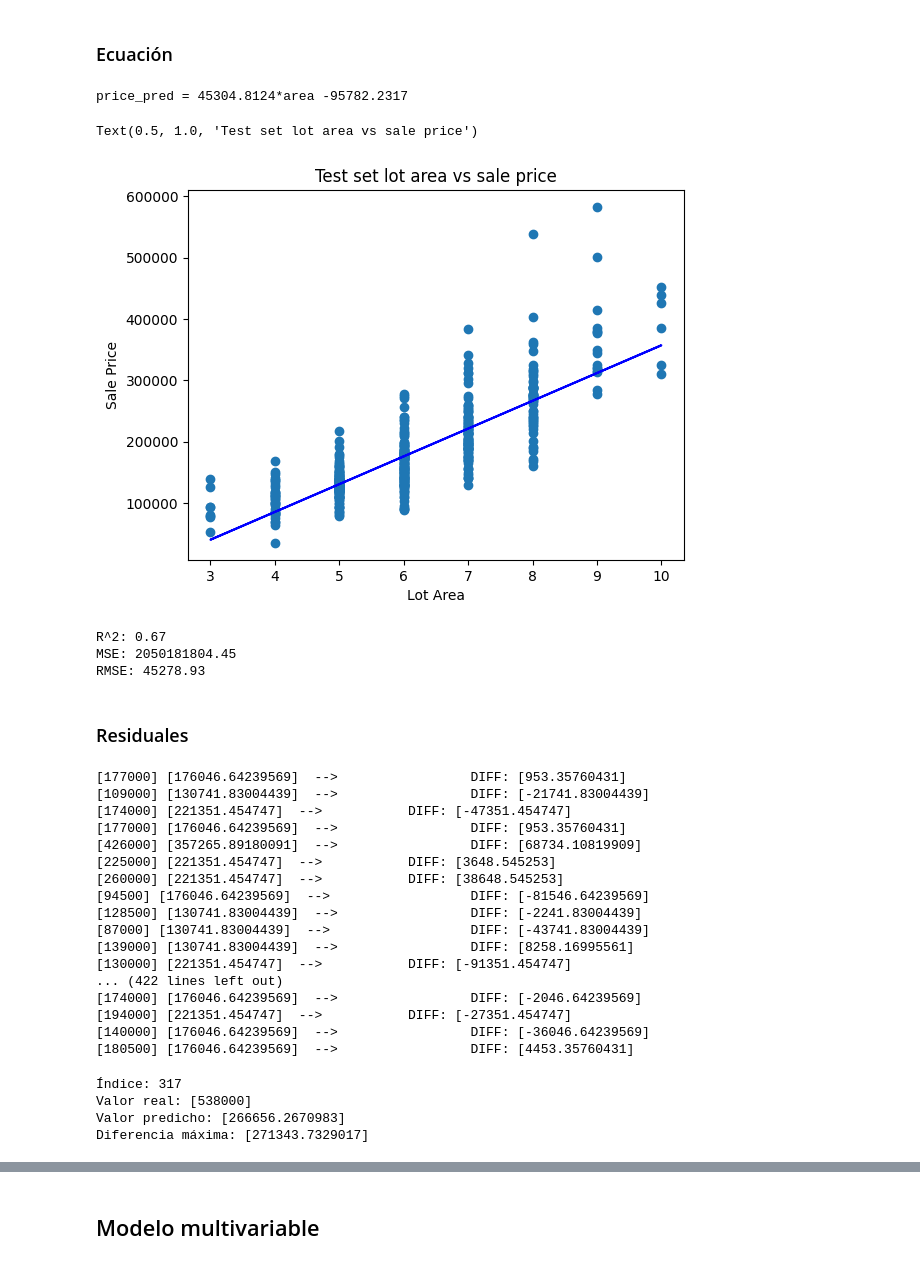
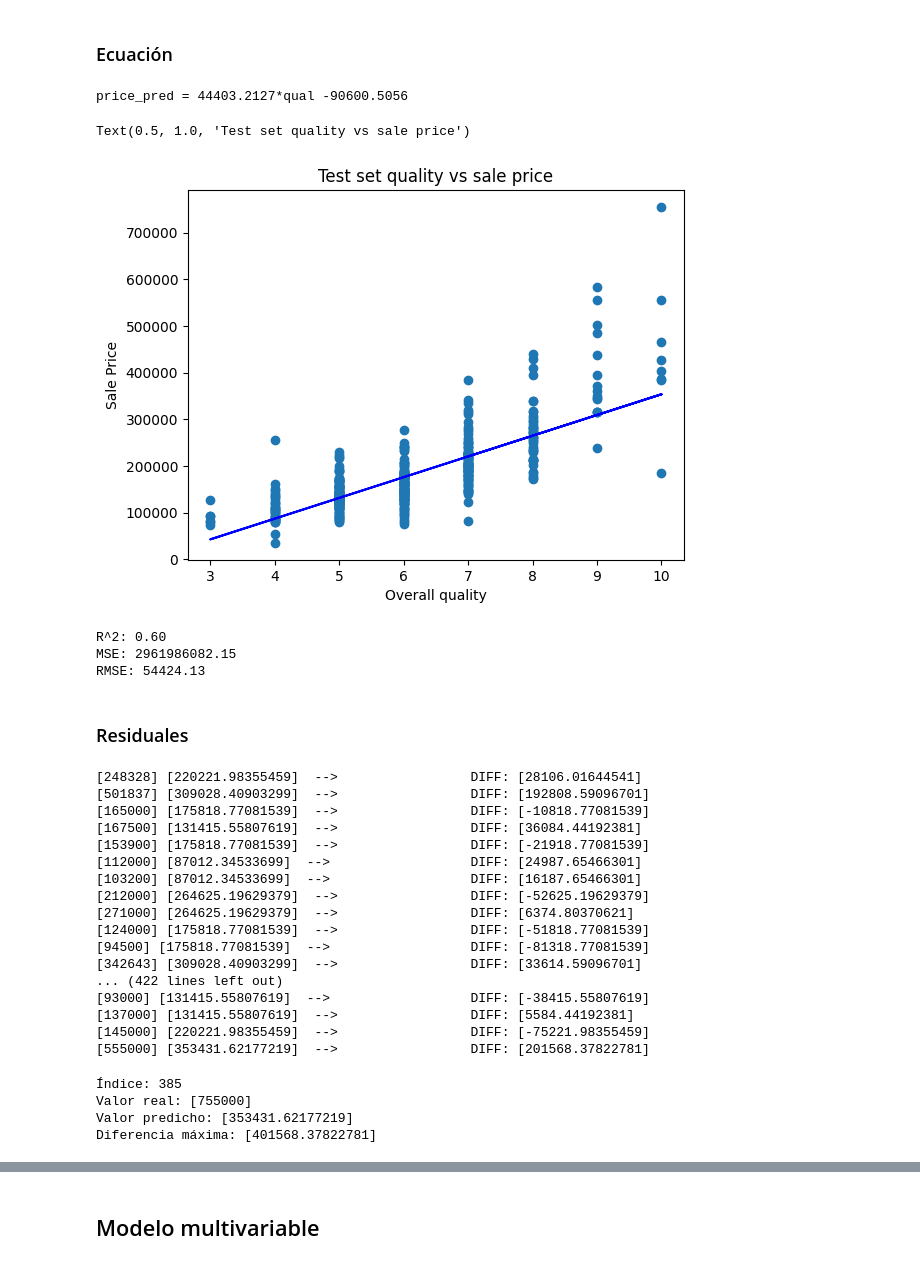
Before and after one commit to Fabiola-cc/InmoValor_SA, a Jupyter notebook: Regresion_lineal.ipynb, the cells around one changed output, grey strips where cells are left out. Drawn from its saved outputs; the diff is of its cells as text; code cells hidden in the pictures.

```diff
--- a/Regresion_lineal.ipynb
+++ b/Regresion_lineal.ipynb
@@ -25,11 +26,11 @@ xTrain, xTest, yTrain, yTest = train_test_split(X, y,test_size=0.3,train_size=0.
 # EVALUANDO TRAIN Y TEST - Solo Selecciono una columna
 price = yTrain.values.reshape(-1,1)
 price_t = yTest.values.reshape(-1,1)
-area = xTrain.values.reshape(-1,1)
-area_t = xTest.values.reshape(-1,1)
+qual = xTrain.values.reshape(-1,1)
+qual_t = xTest.values.reshape(-1,1)
 lm = LinearRegression()
-lm.fit(area, price)
-price_pred = lm.predict(area_t)
+lm.fit(qual, price)
+price_pred = lm.predict(qual_t)
 # %% [markdown]
 ### Ecuación
 # %%
@@ -37,28 +38,28 @@ price_pred = lm.predict(area_t)
 m = lm.coef_[0][0]
 c = lm.intercept_[0]
 
-label = r'price_pred = %0.4f*area % + 0.4f '%(m,c)
+label = r'price_pred = %0.4f*qual % + 0.4f '%(m,c)
 print(label)
 # %% [output]
-price_pred = 45304.8124*area -95782.2317
+price_pred = 44403.2127*qual -90600.5056
 # %%
 fig = plt.figure()
-plt.scatter(area_t, price_t) # Valor teórico (test)
-plt.plot(area_t, price_pred, color="blue") # valor predicho
-plt.xlabel("Lot Area")
+plt.scatter(qual_t, price_t) # Valor teórico (test)
+plt.plot(qual_t, price_pred, color="blue") # valor predicho
+plt.xlabel("Overall quality")
 plt.ylabel("Sale Price")
-plt.title("Test set lot area vs sale price")
+plt.title("Test set quality vs sale price")
 # %% [output]
-Text(0.5, 1.0, 'Test set lot area vs sale price')
+Text(0.5, 1.0, 'Test set quality vs sale price')
-[figure, old version]
+[figure, new version]
 # %%
 print("R^2: %.2f"%r2_score(price_t,price_pred))
 print("MSE: %.2f"%mean_squared_error(price_t,price_pred))
 print("RMSE: %.2f" % np.sqrt(mean_squared_error(price_t, price_pred)))
 # %% [output]
-R^2: 0.67
-MSE: 2050181804.45
-RMSE: 45278.93
+R^2: 0.60
+MSE: 2961986082.15
+RMSE: 54424.13
 # %% [markdown]
 ### Residuales
 # %%
@@ -67,23 +68,23 @@ residuales = price_t - price_pred
 for i in range(0,len(price_t)):
     print(price_t[i], price_pred[i], " --> ", "\t\tDIFF:",residuales[i])
 # %% [output]
-[177000] [176046.64239569]  -->                 DIFF: [953.35760431]
-[109000] [130741.83004439]  -->                 DIFF: [-21741.83004439]
-[174000] [221351.454747]  -->           DIFF: [-47351.454747]
-[177000] [176046.64239569]  -->                 DIFF: [953.35760431]
-[426000] [357265.89180091]  -->                 DIFF: [68734.10819909]
-[225000] [221351.454747]  -->           DIFF: [3648.545253]
-[260000] [221351.454747]  -->           DIFF: [38648.545253]
-[94500] [176046.64239569]  -->                  DIFF: [-81546.64239569]
-[128500] [130741.83004439]  -->                 DIFF: [-2241.83004439]
-[87000] [130741.83004439]  -->                  DIFF: [-43741.83004439]
-[139000] [130741.83004439]  -->                 DIFF: [8258.16995561]
-[130000] [221351.454747]  -->           DIFF: [-91351.454747]
+[248328] [220221.98355459]  -->                 DIFF: [28106.01644541]
+[501837] [309028.40903299]  -->                 DIFF: [192808.59096701]
+[165000] [175818.77081539]  -->                 DIFF: [-10818.77081539]
+[167500] [131415.55807619]  -->                 DIFF: [36084.44192381]
+[153900] [175818.77081539]  -->                 DIFF: [-21918.77081539]
+[112000] [87012.34533699]  -->                  DIFF: [24987.65466301]
+[103200] [87012.34533699]  -->                  DIFF: [16187.65466301]
+[212000] [264625.19629379]  -->                 DIFF: [-52625.19629379]
+[271000] [264625.19629379]  -->                 DIFF: [6374.80370621]
+[124000] [175818.77081539]  -->                 DIFF: [-51818.77081539]
+[94500] [175818.77081539]  -->                  DIFF: [-81318.77081539]
+[342643] [309028.40903299]  -->                 DIFF: [33614.59096701]
 ... (422 lines left out)
-[174000] [176046.64239569]  -->                 DIFF: [-2046.64239569]
-[194000] [221351.454747]  -->           DIFF: [-27351.454747]
-[140000] [176046.64239569]  -->                 DIFF: [-36046.64239569]
-[180500] [176046.64239569]  -->                 DIFF: [4453.35760431]
+[93000] [131415.55807619]  -->                  DIFF: [-38415.55807619]
+[137000] [131415.55807619]  -->                 DIFF: [5584.44192381]
+[145000] [220221.98355459]  -->                 DIFF: [-75221.98355459]
+[555000] [353431.62177219]  -->                 DIFF: [201568.37822781]
 # %%
 # Calcular las diferencias absolutas
 differences = [abs(t - p) for t, p in zip(price_t, price_pred)]
@@ -101,8 +102,8 @@ print(f"Valor real: {max_real_value}")
 print(f"Valor predicho: {max_pred_value}")
 print(f"Diferencia máxima: {max_difference}")
 # %% [output]
-Índice: 317
-Valor real: [538000]
-Valor predicho: [266656.2670983]
-Diferencia máxima: [271343.7329017]
+Índice: 385
+Valor real: [755000]
+Valor predicho: [353431.62177219]
+Diferencia máxima: [401568.37822781]
 # %%
```
Also changed, not shown: parts of 23 cells of this notebook.
